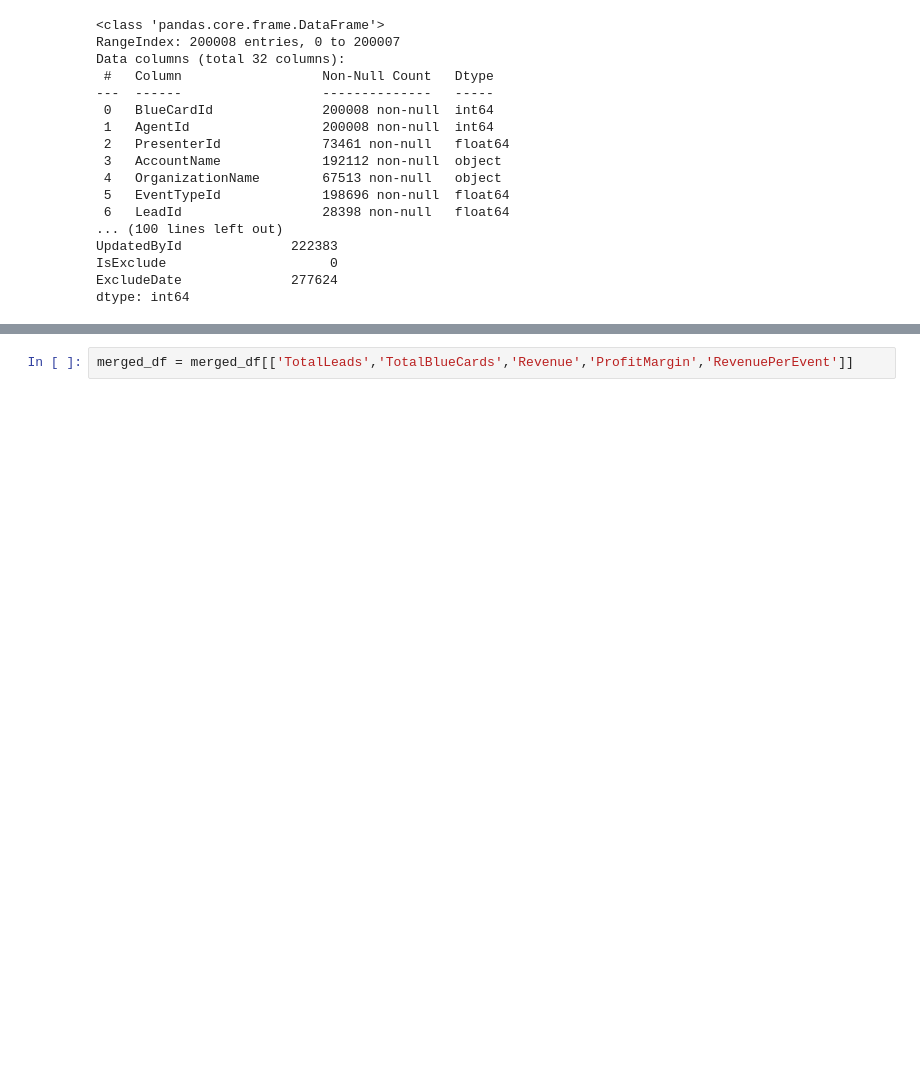
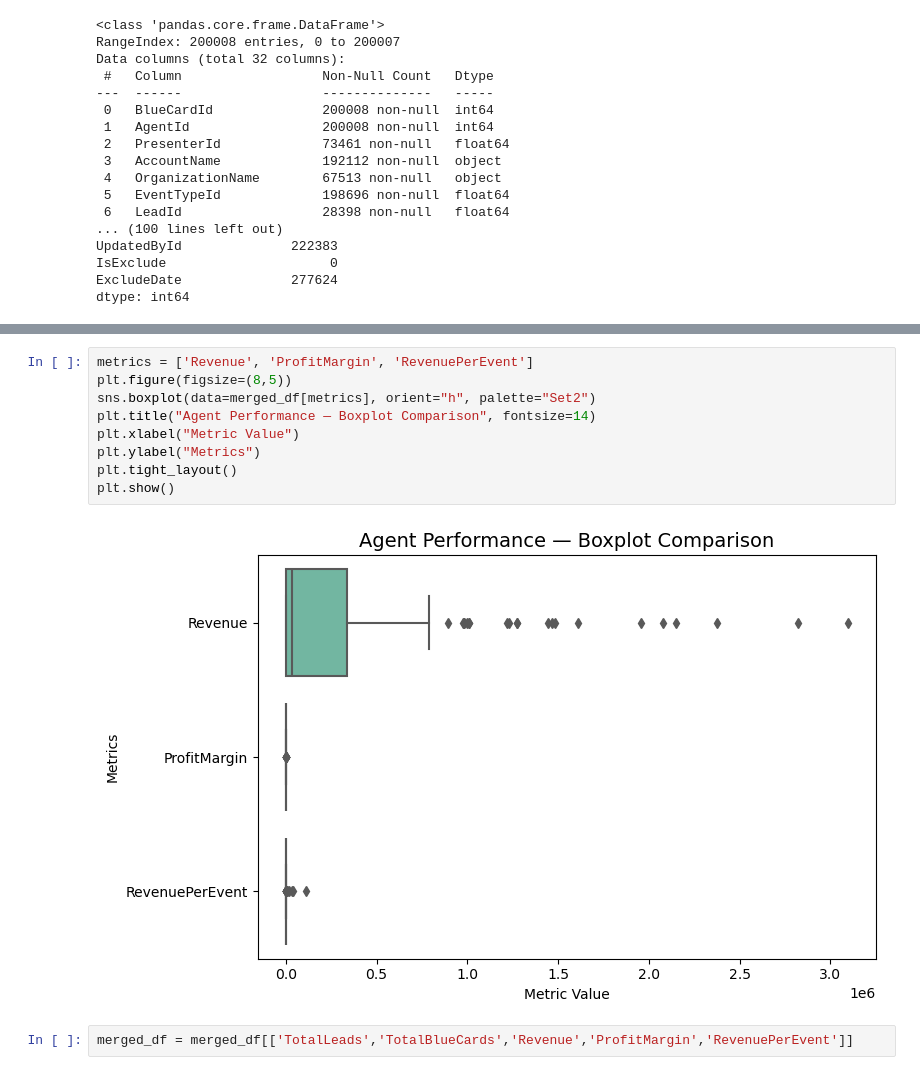
Before and after one commit to Fauziakhangs/DA-Project, a Jupyter notebook: WK7.ipynb, the cells around one changed output, grey strips where cells are left out. Drawn from its saved outputs; the diff is of its cells as text; blank space fills up the shorter version.

```diff
--- a/WK7.ipynb
+++ b/WK7.ipynb
@@ -133,3 +164,14 @@ RevenuePerEvent         1.000000
+# %%
+metrics = ['Revenue', 'ProfitMargin', 'RevenuePerEvent']
+plt.figure(figsize=(8,5))
+sns.boxplot(data=merged_df[metrics], orient="h", palette="Set2")
+plt.title("Agent Performance — Boxplot Comparison", fontsize=14)
+plt.xlabel("Metric Value")
+plt.ylabel("Metrics")
+plt.tight_layout()
+plt.show()
+# %% [output]
+[figure, added]
 # %%
 merged_df = merged_df[['TotalLeads','TotalBlueCards','Revenue','ProfitMargin','RevenuePerEvent']]
 # %%
```
Also changed, not shown: parts of 3 cells of this notebook.
